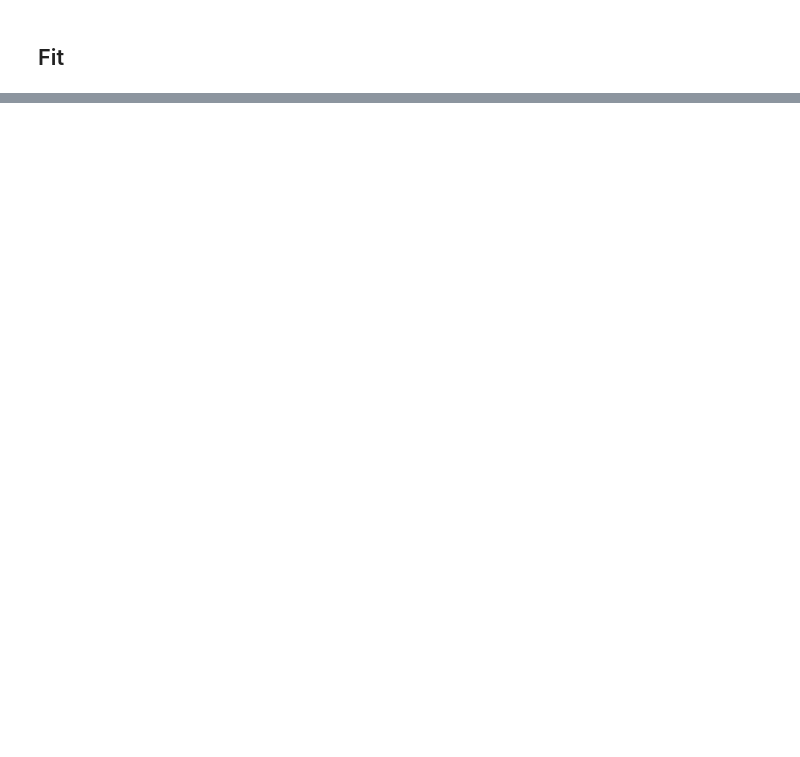
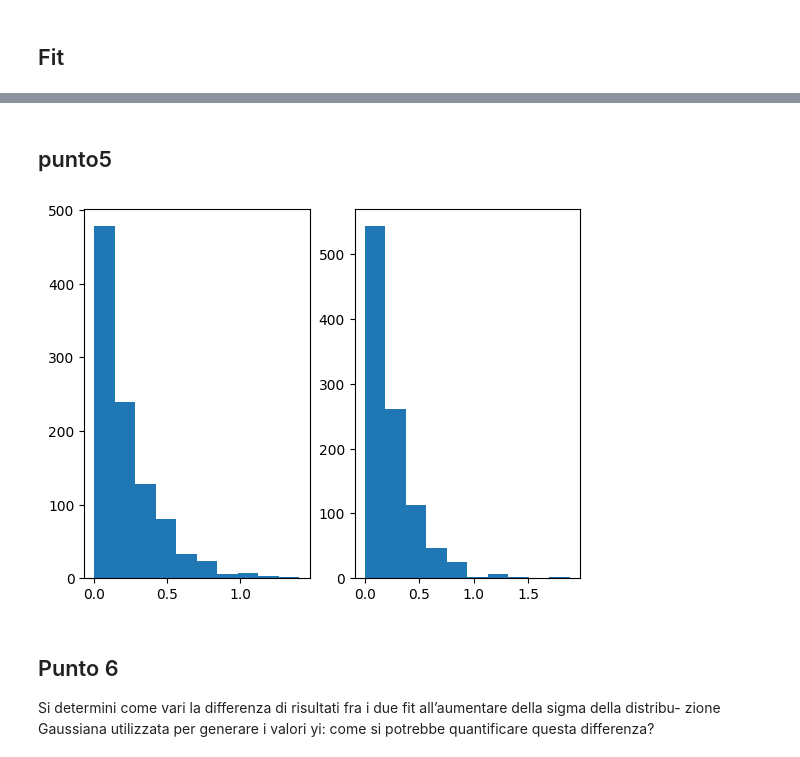
Before and after one commit to Yehan-Edirisinghe/Labo_cal, a Jupyter notebook: temi_esame/---07-2023/esame.ipynb, the cells around one changed output, grey strips where cells are left out. Cells and saved outputs as stored; diff of their text form; code cells hidden in the pictures; blank space fills up the shorter version.

```diff
--- a/temi_esame/---07-2023/esame.ipynb
+++ b/temi_esame/---07-2023/esame.ipynb
@@ -89,0 +94,30 @@ plt.show()
+# %% [markdown]
+<h2> punto5
+# %%
+def g(x,p_0,p_1):
+    x = np.array(x)
+    return np.power(x-p_0, 2) + p_1
+# %%
+def compare(sigma,N=1000):
+
+    y_f = gen_data(x,f,0,sigma)
+    y_g = gen_data(x,g,0,sigma)
+
+    toy_f = toy(x,N,f)
+    toy_g = toy(x,N,g)
+
+    return toy_f, toy_g
+# %%
+toy_f , toy_g = compare(0.3)
+
+fig,ax = plt.subplots(1,2)
+ax[0].hist(toy_f)
+ax[1].hist(toy_g)
+plt.show()
+# %% [output]
+[figure, added]
+# %% [markdown]
+<h2>Punto 6</h2>
+<p4>
+Si determini come vari la differenza di risultati fra i due fit all’aumentare della sigma della distribu-
+zione Gaussiana utilizzata per generare i valori yi: come si potrebbe quantificare questa differenza?
```
Also changed, not shown: parts of 13 cells of this notebook, 2 other files.
